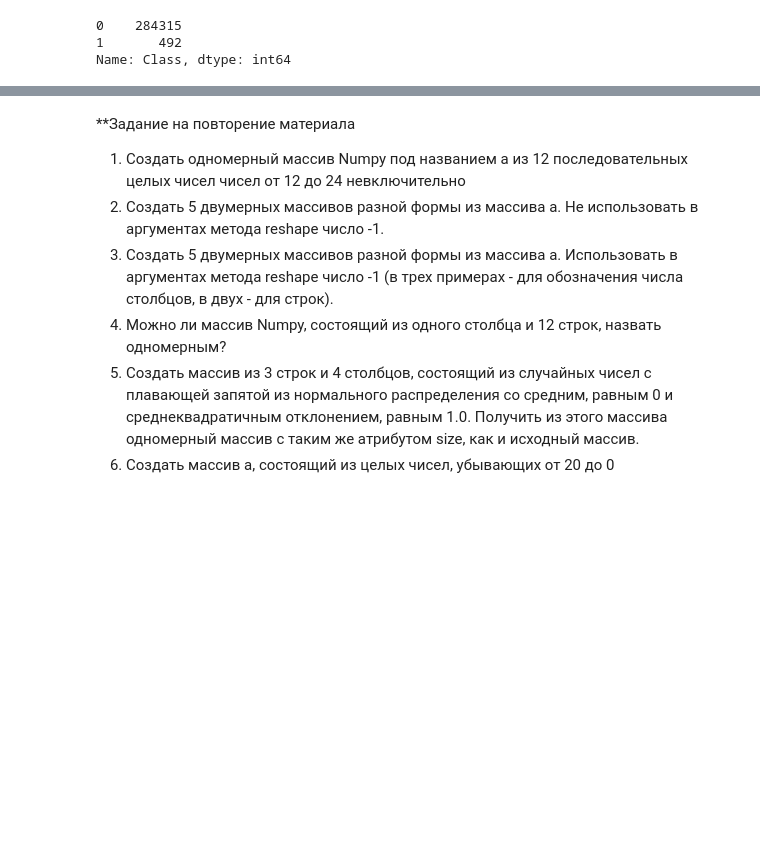
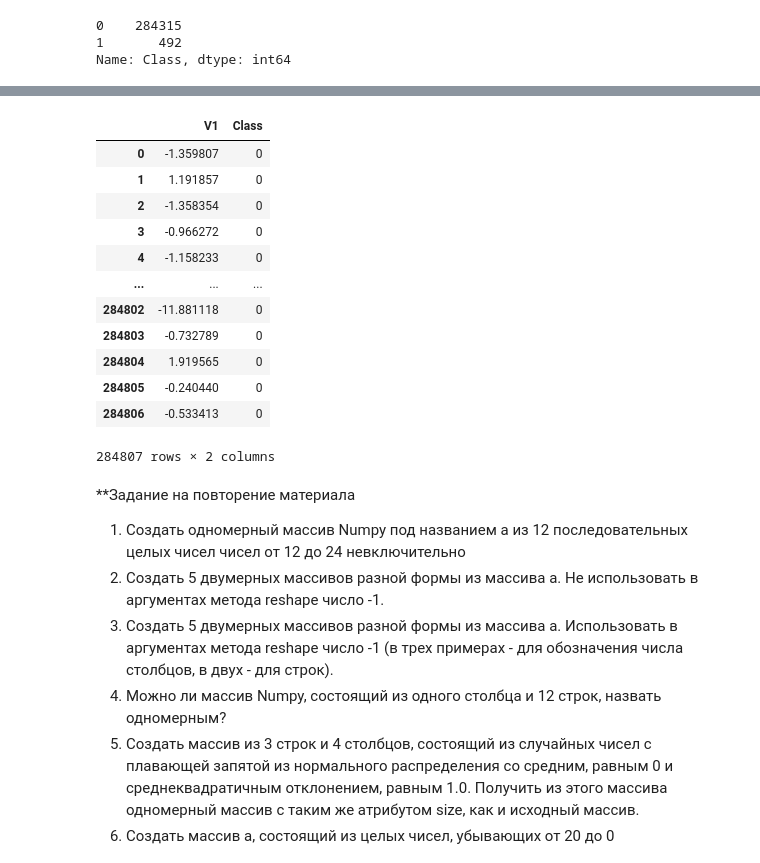
Before and after one commit to RomanPM85/Python_module_DataScience, a Jupyter notebook: Lesson4.ipynb, the cells around one changed output, grey strips where cells are left out. Saved outputs shown, nothing was run; the diff lists cells and outputs as text; code cells hidden in the pictures; blank space fills up the shorter version.

```diff
--- a/Lesson4.ipynb
+++ b/Lesson4.ipynb
@@ -253,3 +268,19 @@ df['Class'].value_counts().plot(kind='bar', logy=True)
+# %%
+df[['V1', 'Class']]
+# %% [output]
+|  | V1 | Class |
+| 0 | -1.359807 | 0 |
+| 1 | 1.191857 | 0 |
+| 2 | -1.358354 | 0 |
+| 3 | -0.966272 | 0 |
+| 4 | -1.158233 | 0 |
+| ... | ... | ... |
+| 284802 | -11.881118 | 0 |
+| 284803 | -0.732789 | 0 |
+| 284804 | 1.919565 | 0 |
+| 284805 | -0.240440 | 0 |
+| 284806 | -0.533413 | 0 |
+284807 rows × 2 columns
 # %% [markdown]
 **Задание на повторение материала
 1. Создать одномерный массив Numpy под названием a из 12 последовательных целых чисел
```
Also changed, not shown: parts of 6 cells of this notebook.
